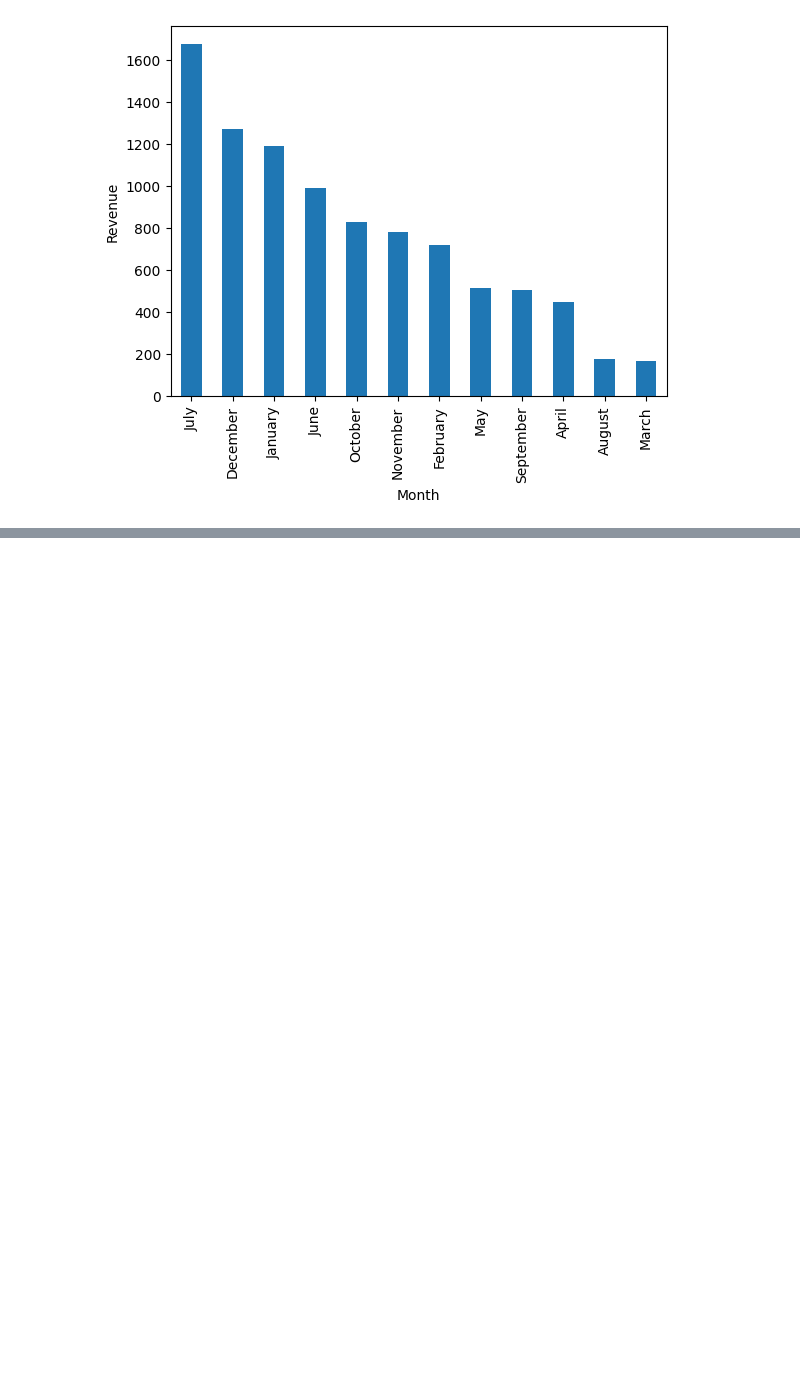
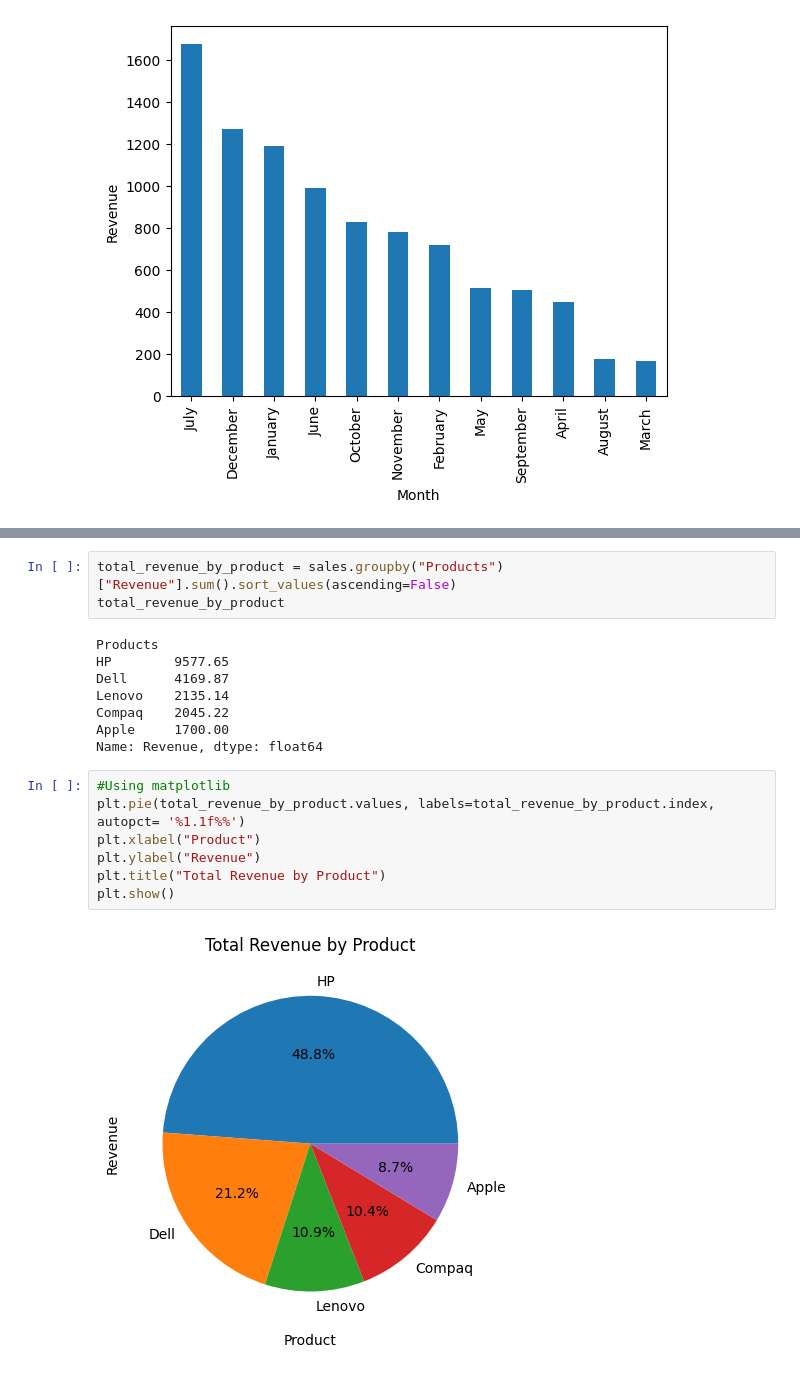
Before and after one commit to KudoroEsther/Files-Data_Analysis-, a Jupyter notebook: Task14/Task_14.ipynb, the cells around one changed output, grey strips where cells are left out. Saved outputs shown, nothing was run; the diff lists cells and outputs as text; blank space fills up the shorter version.

```diff
--- a/Task14/Task_14.ipynb
+++ b/Task14/Task_14.ipynb
@@ -241,0 +288,20 @@ monthly_revenue_2014.plot(kind="bar", xlabel="Month", ylabel="Revenue")
+# %%
+total_revenue_by_product = sales.groupby("Products")["Revenue"].sum().sort_values(ascending=False)
+total_revenue_by_product
+# %% [output]
+Products
+HP        9577.65
+Dell      4169.87
+Lenovo    2135.14
+Compaq    2045.22
+Apple     1700.00
+Name: Revenue, dtype: float64
+# %%
+#Using matplotlib
+plt.pie(total_revenue_by_product.values, labels=total_revenue_by_product.index, autopct= '%1.1f%%')
+plt.xlabel("Product")
+plt.ylabel("Revenue")
+plt.title("Total Revenue by Product")
+plt.show()
+# %% [output]
+[figure, added]
```
Also changed, not shown: parts of 9 cells of this notebook.
